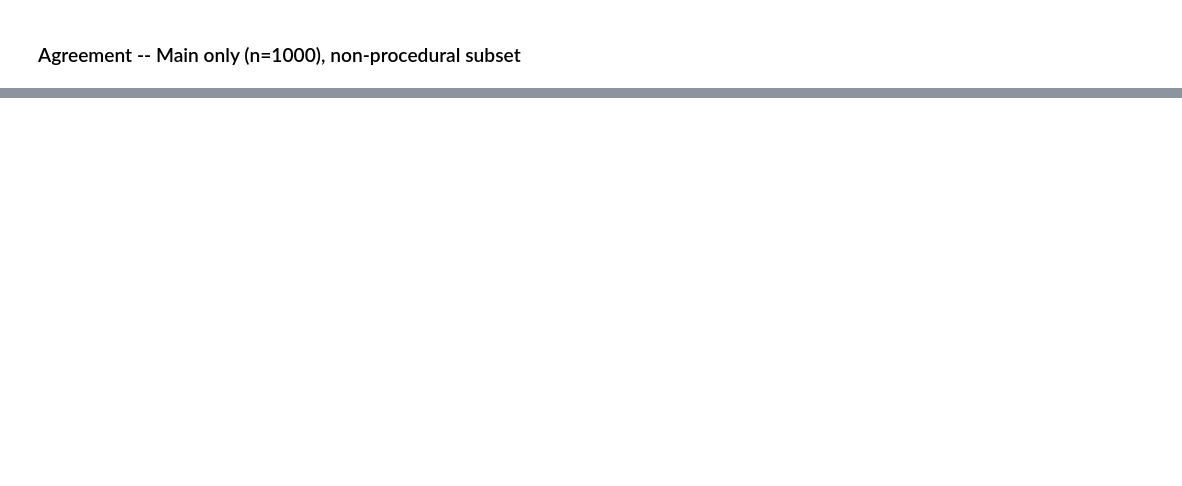
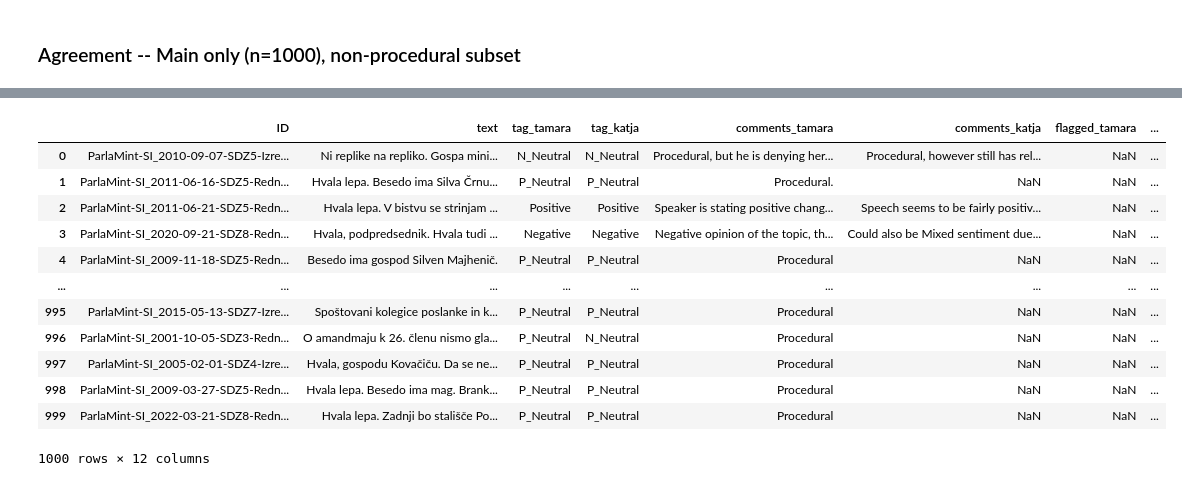
Before and after one commit to katjameden/ParlaMint_Sentiment, a Jupyter notebook: Utterances/Notebooks/Full_dataset_agreement.ipynb, the cells around one changed output, grey strips where cells are left out. Drawn from its saved outputs; the diff is of its cells as text; code cells hidden in the pictures; blank space fills up the shorter version.

```diff
--- a/Utterances/Notebooks/Full_dataset_agreement.ipynb
+++ b/Utterances/Notebooks/Full_dataset_agreement.ipynb
@@ -312,0 +413,18 @@ KA 3-class score:  0.7446369430991728
+# %%
+df = pd.read_csv('../Datasets/Annotations.csv') ## Dataset with final (consolidated) sentiment tags
+df = df.drop(columns=['Unnamed: 0'])
+df
+# %% [output]
+|  | ID | text | tag_tamara | tag_katja | comments_tamara | comments_katja | flagged_tamara | ... |
+| 0 | ParlaMint-SI_2010-09-07-SDZ5-Izre... | Ni replike na repliko. Gospa mini... | N_Neutral | N_Neutral | Procedural, but he is denying her... | Procedural, however still has rel... | NaN | ... |
+| 1 | ParlaMint-SI_2011-06-16-SDZ5-Redn... | Hvala lepa. Besedo ima Silva Črnu... | P_Neutral | P_Neutral | Procedural. | NaN | NaN | ... |
+| 2 | ParlaMint-SI_2011-06-21-SDZ5-Redn... | Hvala lepa. V bistvu se strinjam ... | Positive | Positive | Speaker is stating positive chang... | Speech seems to be fairly positiv... | NaN | ... |
+| 3 | ParlaMint-SI_2020-09-21-SDZ8-Redn... | Hvala, podpredsednik. Hvala tudi ... | Negative | Negative | Negative opinion of the topic, th... | Could also be Mixed sentiment due... | NaN | ... |
+| 4 | ParlaMint-SI_2009-11-18-SDZ5-Redn... | Besedo ima gospod Silven Majhenič. | P_Neutral | P_Neutral | Procedural | NaN | NaN | ... |
+| ... | ... | ... | ... | ... | ... | ... | ... | ... |
+| 995 | ParlaMint-SI_2015-05-13-SDZ7-Izre... | Spoštovani kolegice poslanke in k... | P_Neutral | P_Neutral | Procedural | NaN | NaN | ... |
+| 996 | ParlaMint-SI_2001-10-05-SDZ3-Redn... | O amandmaju k 26. členu nismo gla... | P_Neutral | N_Neutral | Procedural | NaN | NaN | ... |
+| 997 | ParlaMint-SI_2005-02-01-SDZ4-Izre... | Hvala, gospodu Kovačiču. Da se ne... | P_Neutral | P_Neutral | Procedural | NaN | NaN | ... |
+| 998 | ParlaMint-SI_2009-03-27-SDZ5-Redn... | Hvala lepa. Besedo ima mag. Brank... | P_Neutral | P_Neutral | Procedural | NaN | NaN | ... |
+| 999 | ParlaMint-SI_2022-03-21-SDZ8-Redn... | Hvala lepa. Zadnji bo stališče Po... | P_Neutral | P_Neutral | Procedural | NaN | NaN | ... |
+1000 rows × 12 columns
```
Also changed, not shown: parts of 20 cells of this notebook, 14 other files.
